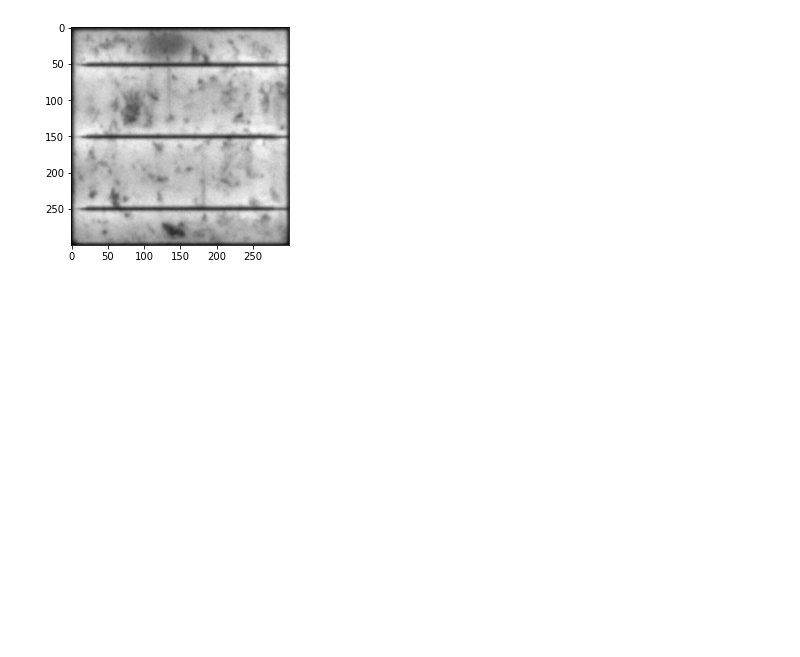
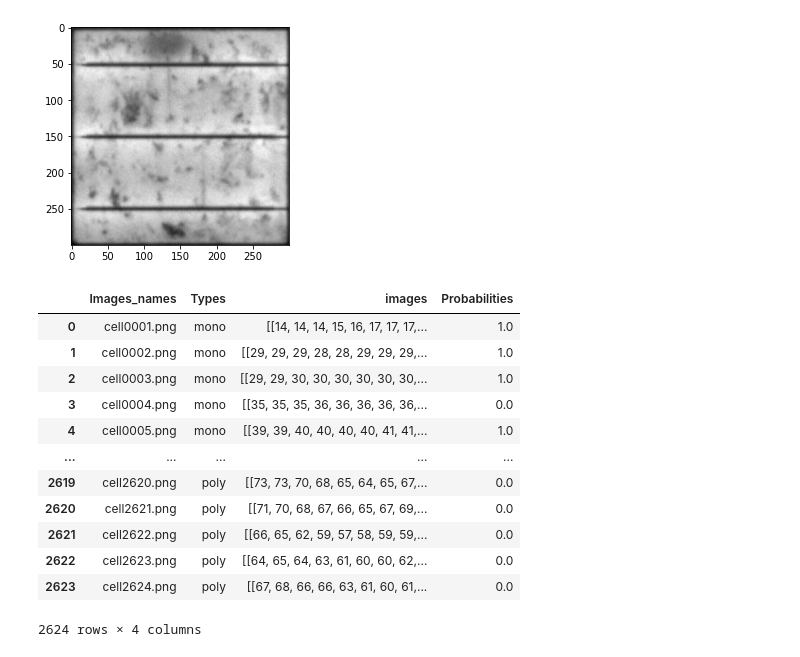
Before and after one commit to GraduationP/DeepLearning, a Jupyter notebook: Section1/preprocess.ipynb, the cells around one changed output. Cells and saved outputs as stored; diff of their text form; code cells hidden in the pictures; blank space fills up the shorter version.

```diff
--- a/Section1/preprocess.ipynb
+++ b/Section1/preprocess.ipynb
@@ -71,0 +70,22 @@ X_train, X_test, y_train, y_test = train_test_split(X, y, test_size=0.33)
+# %%
+df = pd.DataFrame()
+df['Images_names'] = images_names
+df['Types'] = types
+df['images'] = list(images)
+df['Probabilities'] = probs
+
+df
+# %% [output]
+|  | Images_names | Types | images | Probabilities |
+| 0 | cell0001.png | mono | [[14, 14, 14, 15, 16, 17, 17, 17,... | 1.0 |
+| 1 | cell0002.png | mono | [[29, 29, 29, 28, 28, 29, 29, 29,... | 1.0 |
+| 2 | cell0003.png | mono | [[29, 29, 30, 30, 30, 30, 30, 30,... | 1.0 |
+| 3 | cell0004.png | mono | [[35, 35, 35, 36, 36, 36, 36, 36,... | 0.0 |
+| 4 | cell0005.png | mono | [[39, 39, 40, 40, 40, 40, 41, 41,... | 1.0 |
+| ... | ... | ... | ... | ... |
+| 2619 | cell2620.png | poly | [[73, 73, 70, 68, 65, 64, 65, 67,... | 0.0 |
+| 2620 | cell2621.png | poly | [[71, 70, 68, 67, 66, 65, 67, 69,... | 0.0 |
+| 2621 | cell2622.png | poly | [[66, 65, 62, 59, 57, 58, 59, 59,... | 0.0 |
+| 2622 | cell2623.png | poly | [[64, 65, 64, 63, 61, 60, 60, 62,... | 0.0 |
+| 2623 | cell2624.png | poly | [[67, 68, 66, 66, 63, 61, 60, 61,... | 0.0 |
+2624 rows × 4 columns
```
Also changed, not shown: parts of 5 cells of this notebook.
